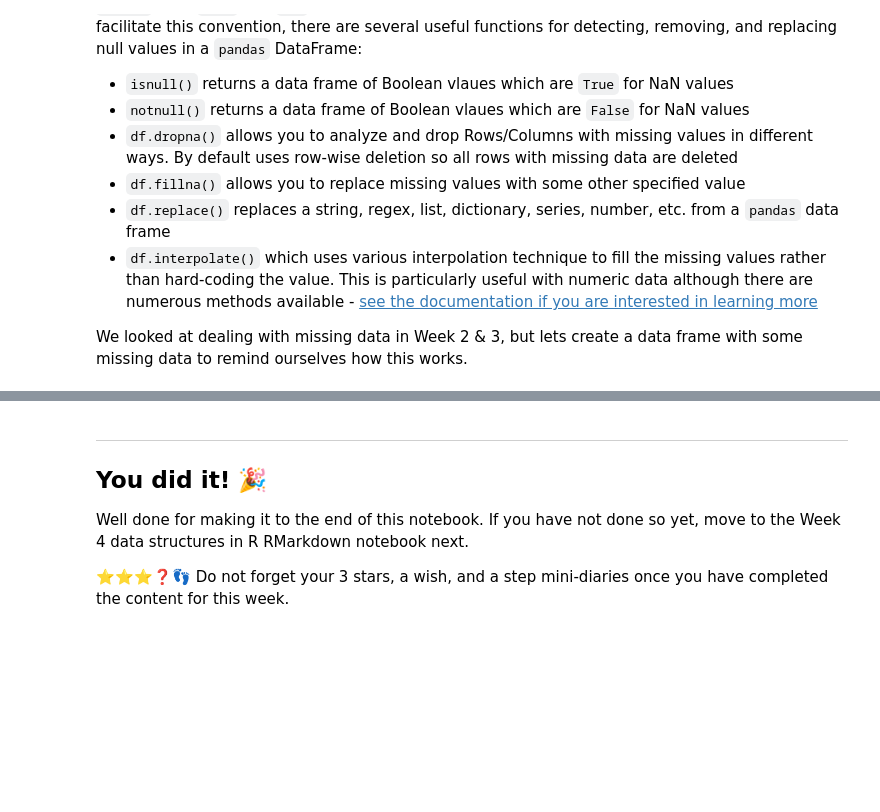
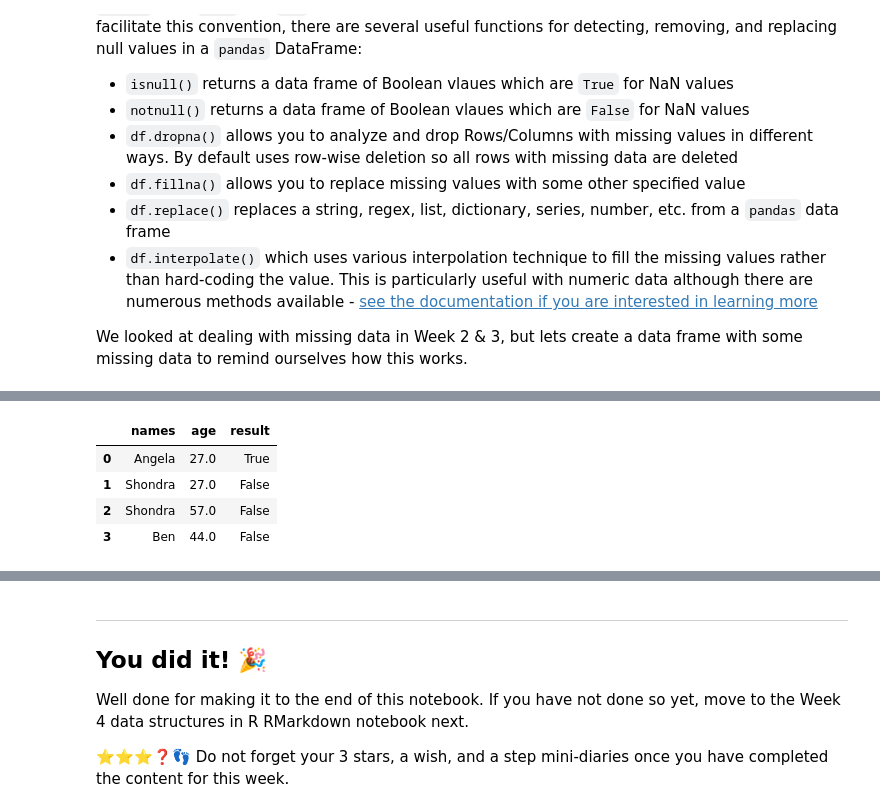
Before and after one commit to DrBenjamin/Data-Types-and-Structures-in-Python-and-R, a Jupyter notebook: Python/Week 4 Data Structures Python.ipynb, the cells around one changed output, grey strips where cells are left out. Saved outputs shown, nothing was run; the diff lists cells and outputs as text; code cells hidden in the pictures; blank space fills up the shorter version.

```diff
--- a/Python/Week 4 Data Structures Python.ipynb
+++ b/Python/Week 4 Data Structures Python.ipynb
@@ -710,6 +1281,12 @@ patients.fillna(method = "ffill") ## ffill being forward fill
 # %%
 # or to fill the missing data with the next viable observation
-patients.fillna(method = "bfill") # bfill meaning back fill
+patients.ffill() # bfill meaning back fill
+# %% [output]
+|  | names | age | result |
+| 0 | Angela | 27.0 | True |
+| 1 | Shondra | 27.0 | False |
+| 2 | Shondra | 57.0 | False |
+| 3 | Ben | 44.0 | False |
 # %%
 # the default method is linear which applies only to numeric data
 patients.interpolate(method = "linear")
```
Also changed, not shown: parts of 106 cells of this notebook.
